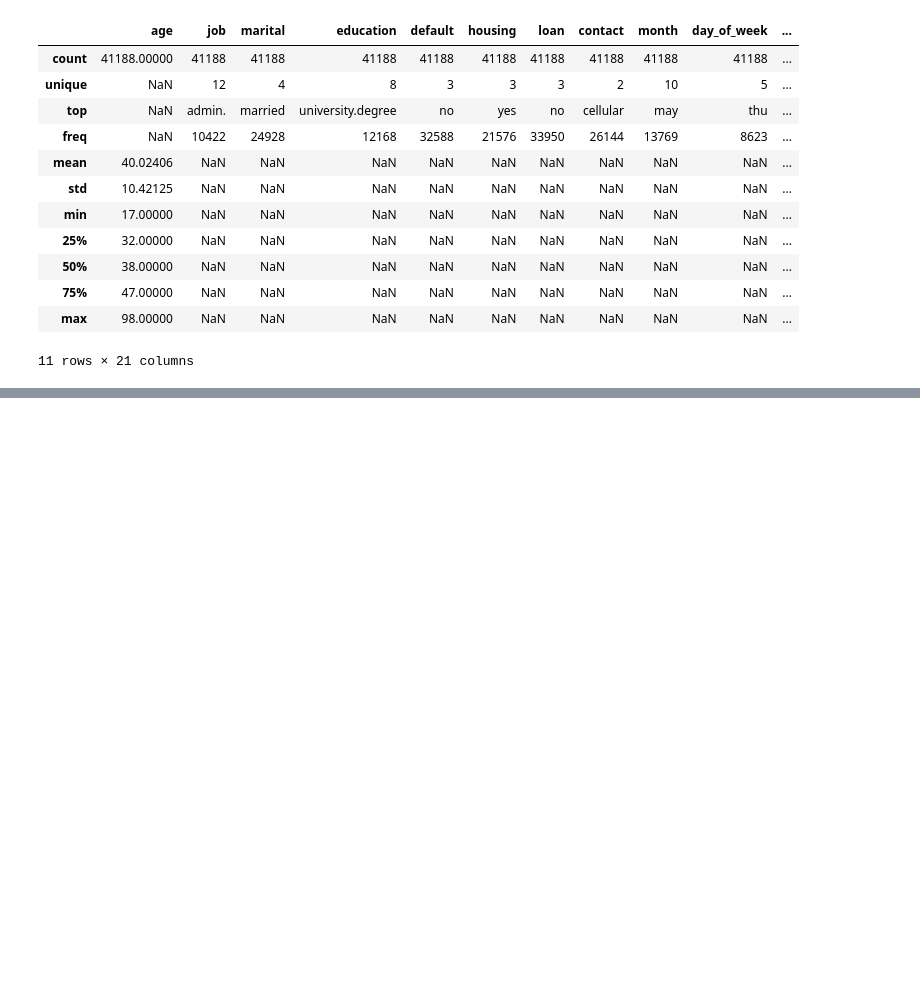
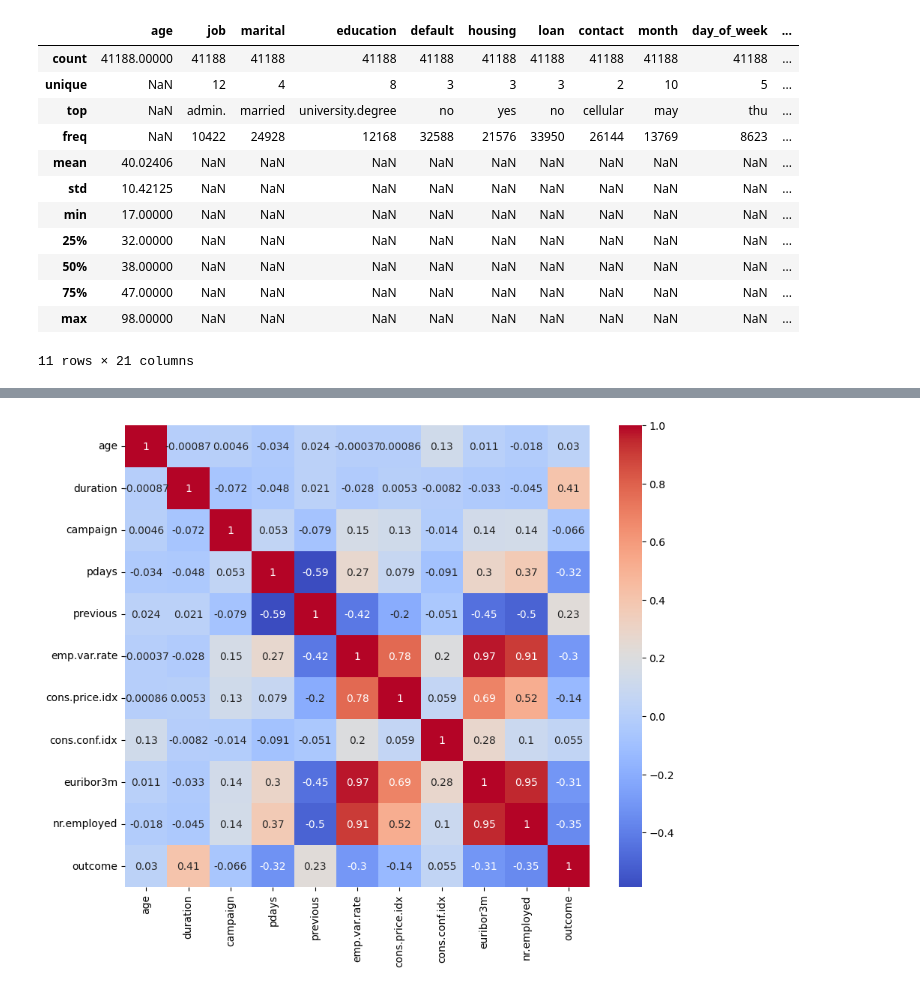
Before and after one commit to wont-laylow/bank-marketing-classification, a Jupyter notebook: notebooks/data_exploration.ipynb, the cells around one changed output, grey strips where cells are left out. Drawn from its saved outputs; the diff is of its cells as text; code cells hidden in the pictures; blank space fills up the shorter version.

```diff
--- a/notebooks/data_exploration.ipynb
+++ b/notebooks/data_exploration.ipynb
@@ -31,0 +145,2 @@ full_data.describe(include='all')
+# %%
+full_data['outcome'] = full_data['outcome'].map({"no": 0, "yes": 1})
@@ -31,0 +163,7 @@ full_data.describe(include='all')
+# %%
+numeric_data = full_data.select_dtypes(include="number")
+plt.figure(figsize=(10, 8))
+sns.heatmap(numeric_data.corr(), annot=True, cmap='coolwarm')
+plt.show()
+# %% [output]
+[figure, added]
```
Also changed, not shown: parts of 32 cells of this notebook, 6 other files.
